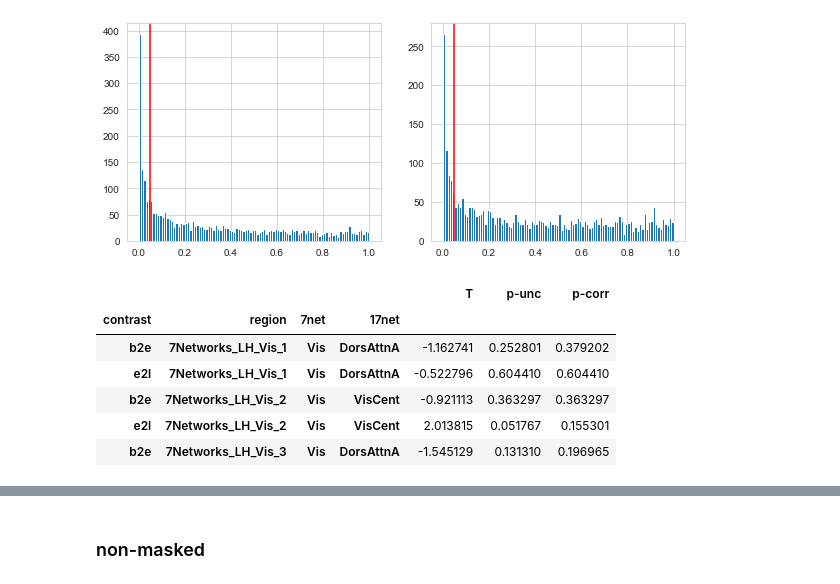
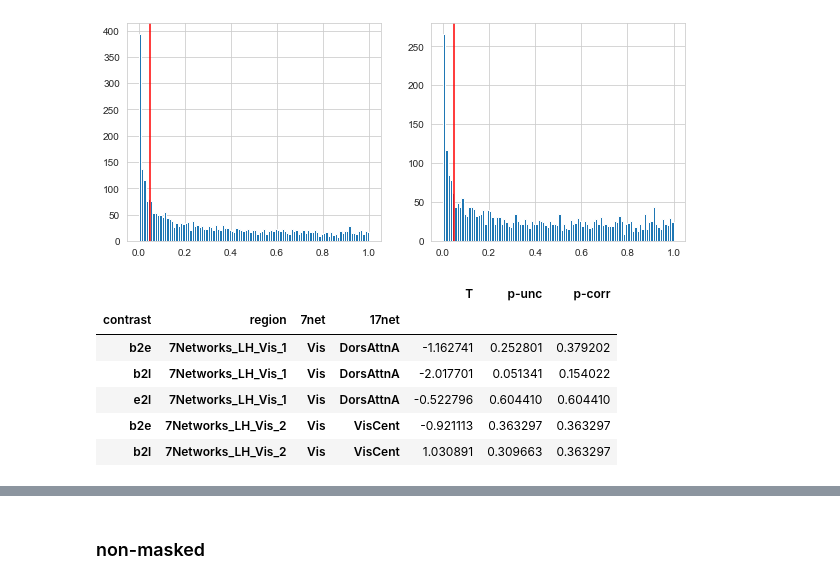
Before and after one commit to qniksefat/gradient-notebooks, a Jupyter notebook: large-manifold-nbs/3-stats.ipynb, the cells around one changed output, grey strips where cells are left out. Saved outputs shown, nothing was run; the diff lists cells and outputs as text; code cells hidden in the pictures.

```diff
--- a/large-manifold-nbs/3-stats.ipynb
+++ b/large-manifold-nbs/3-stats.ipynb
@@ -43,24 +43,24 @@ region_names = pd.read_csv('data/regions_sorted.csv')['region']
 # %%
 # epoch pairs set to be index
 dfp = dfpair.reset_index(3)
 dfp = dfp.set_index(['A', 'B'], append=True)
 dfp = dfp.loc[region_names][['T', 'p-unc', 'p-corr']]
 dfp['T'] = -1 * dfp['T']    # change t-statistics, look at appendix
 dfp = dfp.reorder_levels([3,4,0,1,2])
 
 dfp.loc[('baseline', 'early'), 'contrast'] = 'b2e'
 dfp.loc[('early', 'late'), 'contrast'] = 'e2l'
-dfp = dfp[~dfp['contrast'].isna()]  # drop baseline 2 late
+dfp.loc[('baseline', 'late'), 'contrast'] = 'b2l'
 
 dfp = dfp.droplevel([0,1])
 dfp = dfp.set_index('contrast', append=True)
 dfp = dfp.reorder_levels([3,0,1,2])
 dfp.head()
 # %% [output]
 |  |  |  |  | T | p-unc | p-corr |
 | contrast | region | 7net | 17net |  |  |  |
 | b2e | 7Networks_LH_Vis_1 | Vis | DorsAttnA | -1.162741 | 0.252801 | 0.379202 |
+| b2l | 7Networks_LH_Vis_1 | Vis | DorsAttnA | -2.017701 | 0.051341 | 0.154022 |
 | e2l | 7Networks_LH_Vis_1 | Vis | DorsAttnA | -0.522796 | 0.604410 | 0.604410 |
 | b2e | 7Networks_LH_Vis_2 | Vis | VisCent | -0.921113 | 0.363297 | 0.363297 |
-| e2l | 7Networks_LH_Vis_2 | Vis | VisCent | 2.013815 | 0.051767 | 0.155301 |
-| b2e | 7Networks_LH_Vis_3 | Vis | DorsAttnA | -1.545129 | 0.131310 | 0.196965 |
+| b2l | 7Networks_LH_Vis_2 | Vis | VisCent | 1.030891 | 0.309663 | 0.363297 |
```
Also changed, not shown: parts of 25 cells of this notebook.
